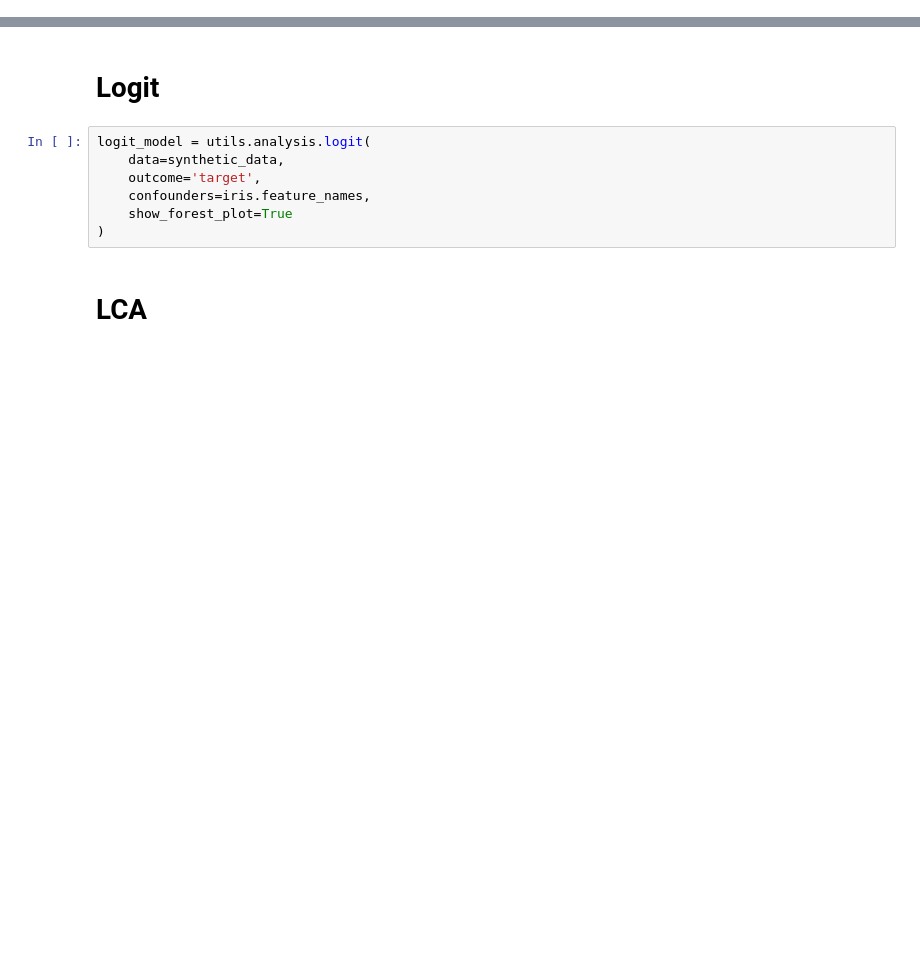
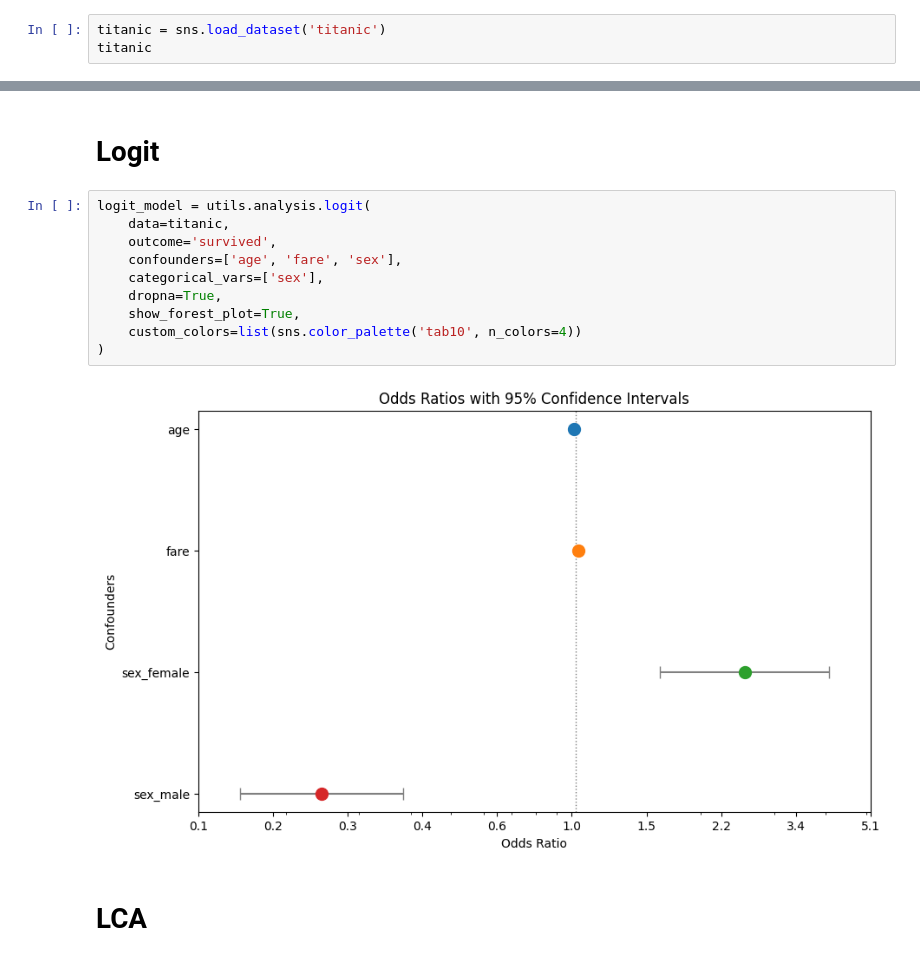
Before and after one commit to noelkronenberg/utils, a Jupyter notebook: examples.ipynb, the cells around one changed output, grey strips where cells are left out. Drawn from its saved outputs; the diff is of its cells as text; blank space fills up the shorter version.

```diff
--- a/examples.ipynb
+++ b/examples.ipynb
@@ -24,0 +15,3 @@ binary_iris_data
+# %%
+titanic = sns.load_dataset('titanic')
+titanic
@@ -37,11 +58,16 @@ synthetic_data
 # Logit
 # %%
 logit_model = utils.analysis.logit(
-    data=synthetic_data,
-    outcome='target',
-    confounders=iris.feature_names,
-    show_forest_plot=True
+    data=titanic,
+    outcome='survived',
+    confounders=['age', 'fare', 'sex'],
+    categorical_vars=['sex'],
+    dropna=True,
+    show_forest_plot=True,
+    custom_colors=list(sns.color_palette('tab10', n_colors=4))
 )
+# %% [output]
+[figure, added]
 # %% [markdown]
 # LCA
 # %%
```
Also changed, not shown: parts of 13 cells of this notebook.
